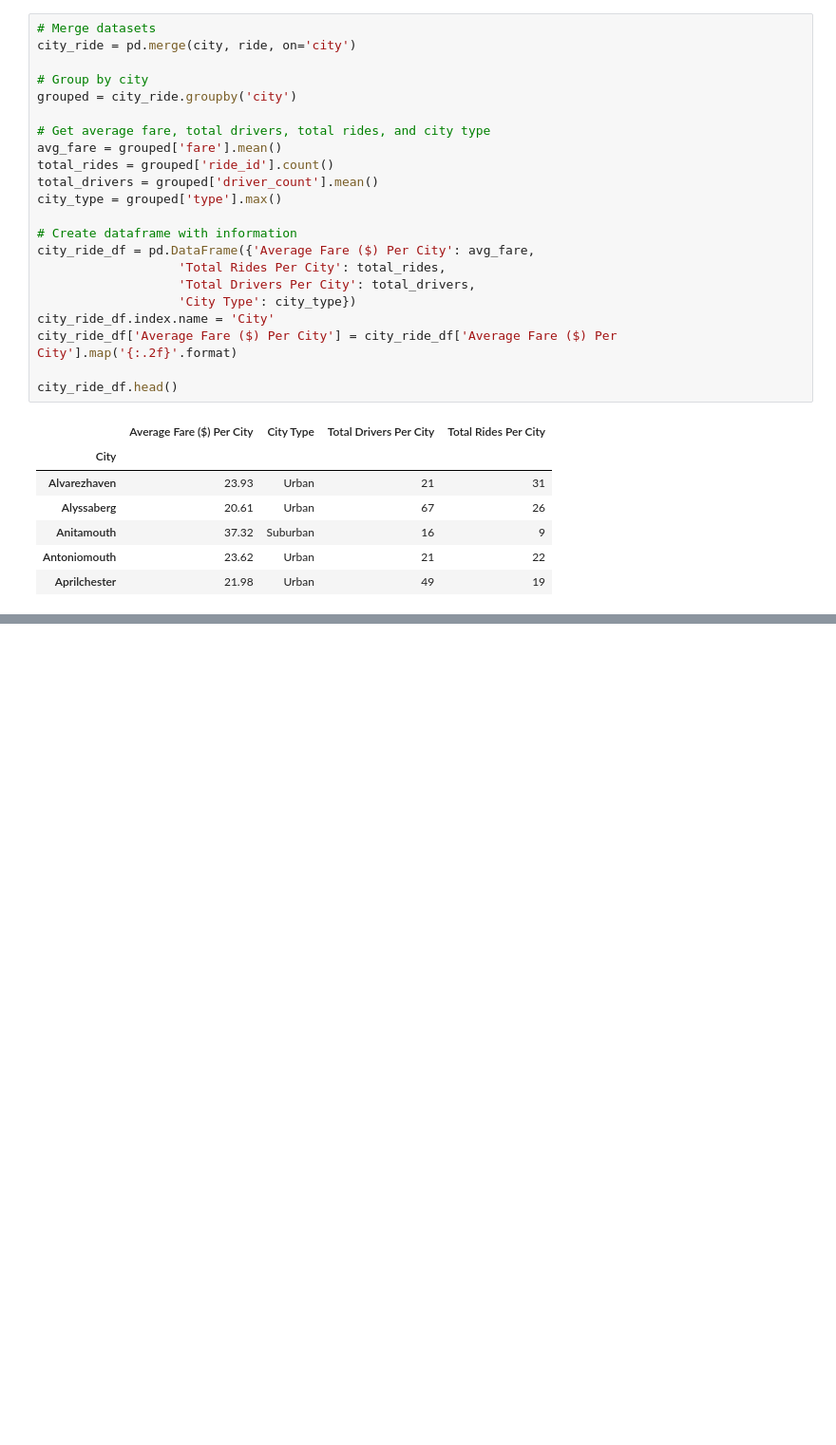
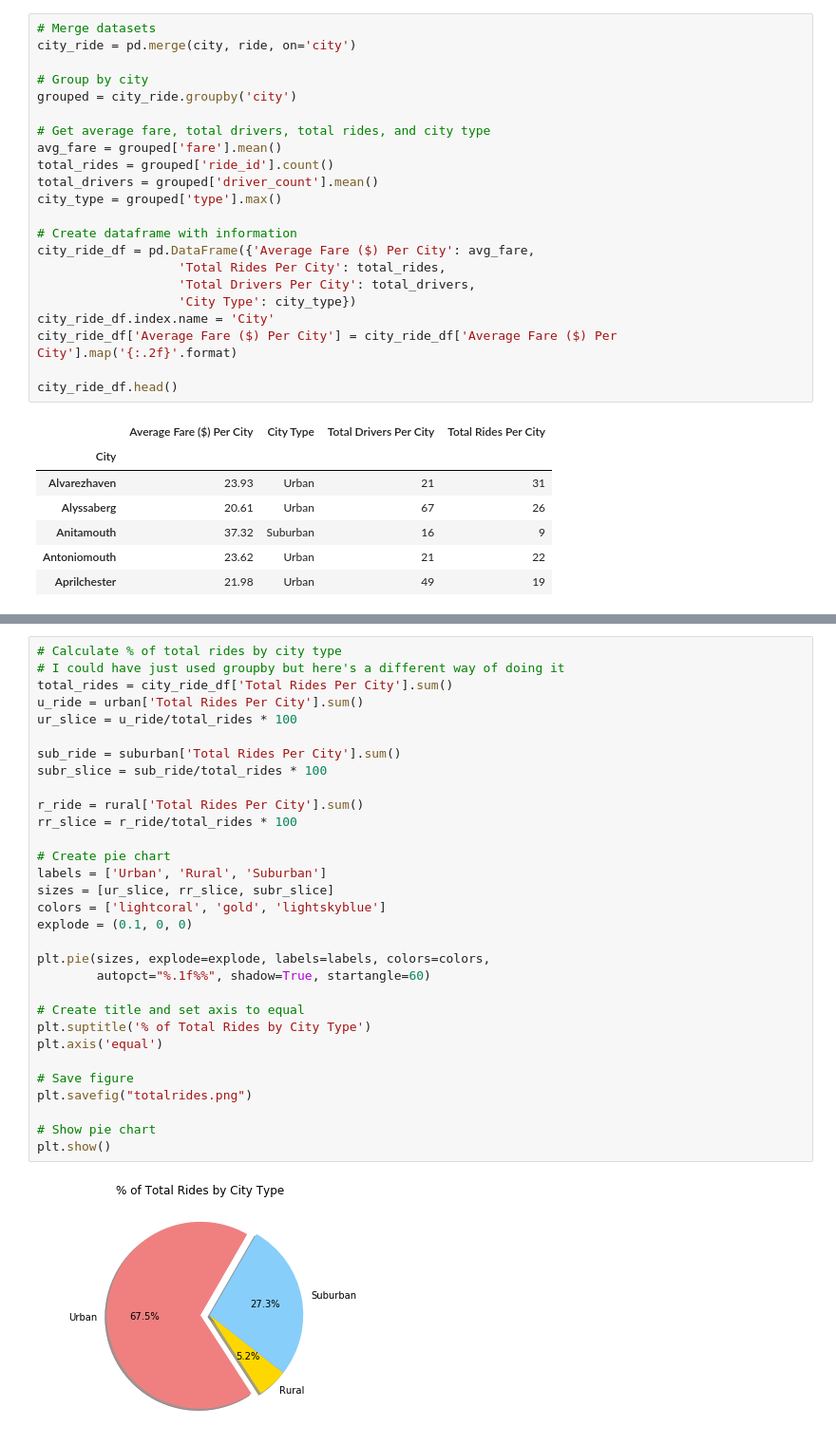
Before and after one commit to vtyeh/matplotlib, a Jupyter notebook: Pyber.ipynb, the cells around one changed output, grey strips where cells are left out. Shown: that part at 95% size. Saved outputs shown, nothing was run; the diff lists cells and outputs as text; blank space fills up the shorter version.

```diff
--- a/Pyber.ipynb
+++ b/Pyber.ipynb
@@ -88 +117,34 @@ plt.show()
+# %%
+# Calculate % of total rides by city type
+# I could have just used groupby but here's a different way of doing it
+total_rides = city_ride_df['Total Rides Per City'].sum()
+u_ride = urban['Total Rides Per City'].sum()
+ur_slice = u_ride/total_rides * 100
+
+sub_ride = suburban['Total Rides Per City'].sum()
+subr_slice = sub_ride/total_rides * 100
+
+r_ride = rural['Total Rides Per City'].sum()
+rr_slice = r_ride/total_rides * 100
+
+# Create pie chart
+labels = ['Urban', 'Rural', 'Suburban']
+sizes = [ur_slice, rr_slice, subr_slice]
+colors = ['lightcoral', 'gold', 'lightskyblue']
+explode = (0.1, 0, 0)
+
+plt.pie(sizes, explode=explode, labels=labels, colors=colors,
+        autopct="%.1f%%", shadow=True, startangle=60)
+
+# Create title and set axis to equal
+plt.suptitle('% of Total Rides by City Type')
+plt.axis('equal')
+
+# Save figure
+plt.savefig("totalrides.png")
+
+# Show pie chart
+plt.show()
+# %% [output]
+[figure, added]
 # %%
```
Also changed, not shown: parts of 5 cells of this notebook.
